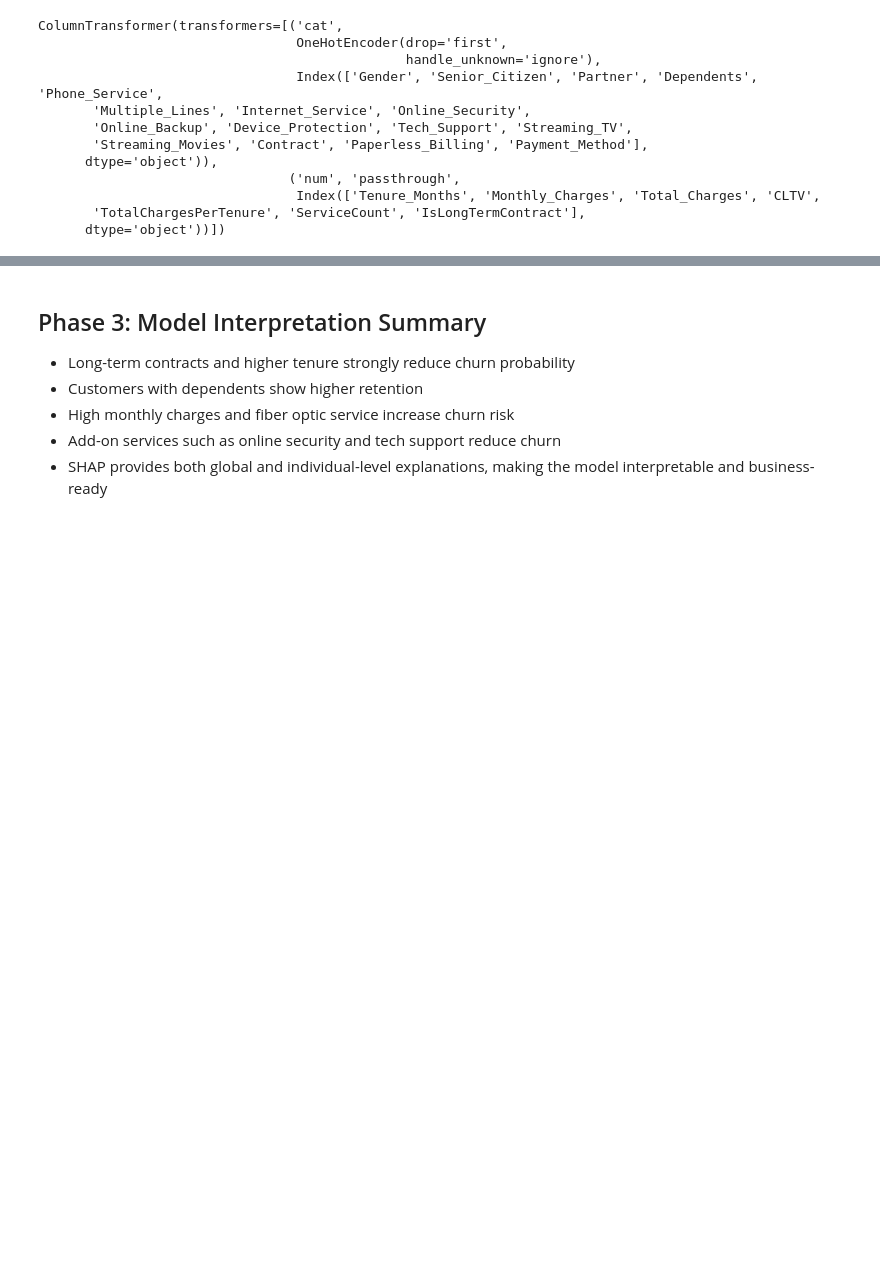
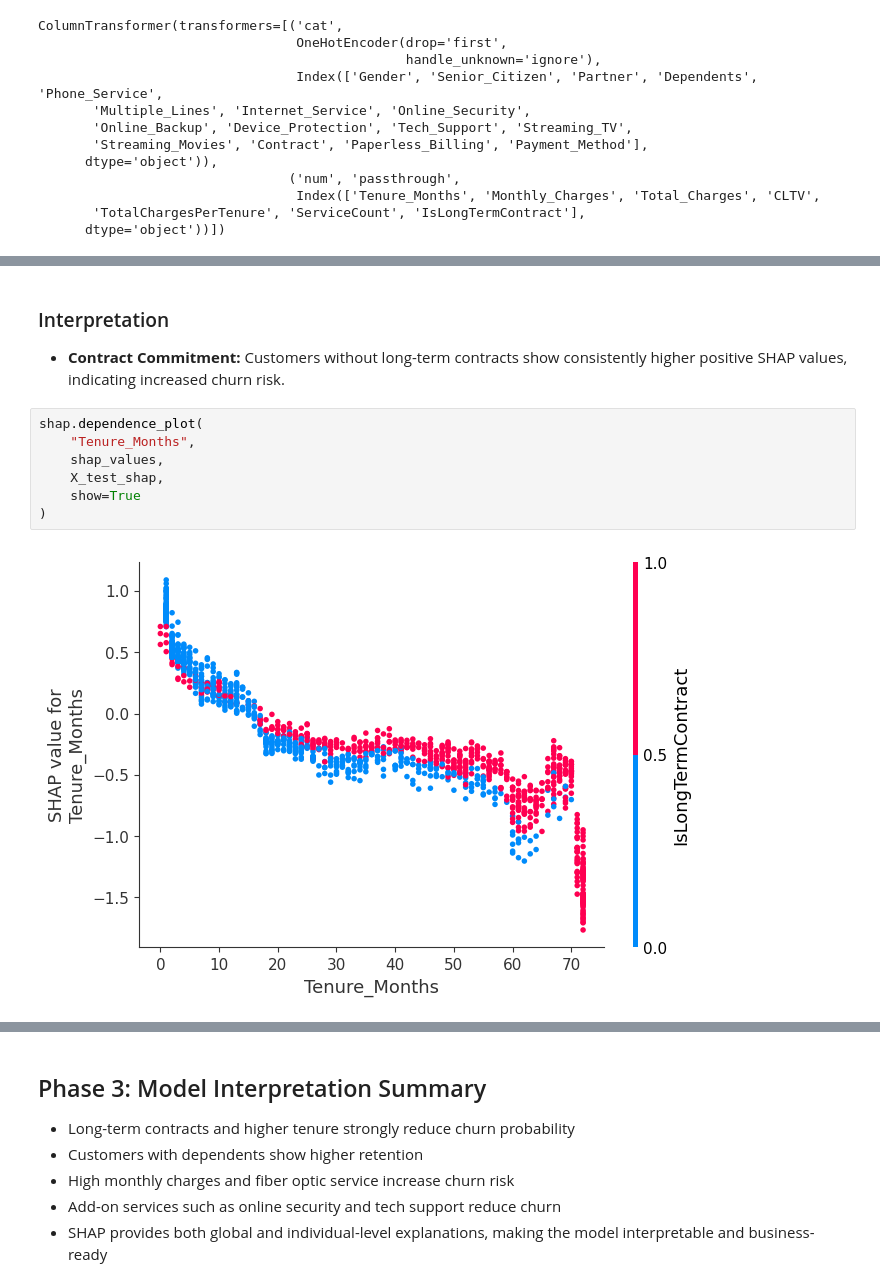
Before and after one commit to CodeInTheHorizon/predictive-customer-churn-xai, a Jupyter notebook: 03_Model_Interpretation_(XAI).ipynb, the cells around one changed output, grey strips where cells are left out. Drawn from its saved outputs; the diff is of its cells as text; blank space fills up the shorter version.

```diff
--- a/03_Model_Interpretation_(XAI).ipynb
+++ b/03_Model_Interpretation_(XAI).ipynb
@@ -99,0 +103,14 @@ shap.dependence_plot("Monthly_Charges", shap_values, X_test_shap)
+# %% [markdown]
+### Interpretation
+
+- **Contract Commitment:** Customers without long-term contracts
+  show consistently higher positive SHAP values, indicating increased churn risk.
+# %%
+shap.dependence_plot(
+    "Tenure_Months",
+    shap_values,
+    X_test_shap,
+    show=True
+)
+# %% [output]
+[figure, added]
```
Also changed, not shown: parts of 22 cells of this notebook.
